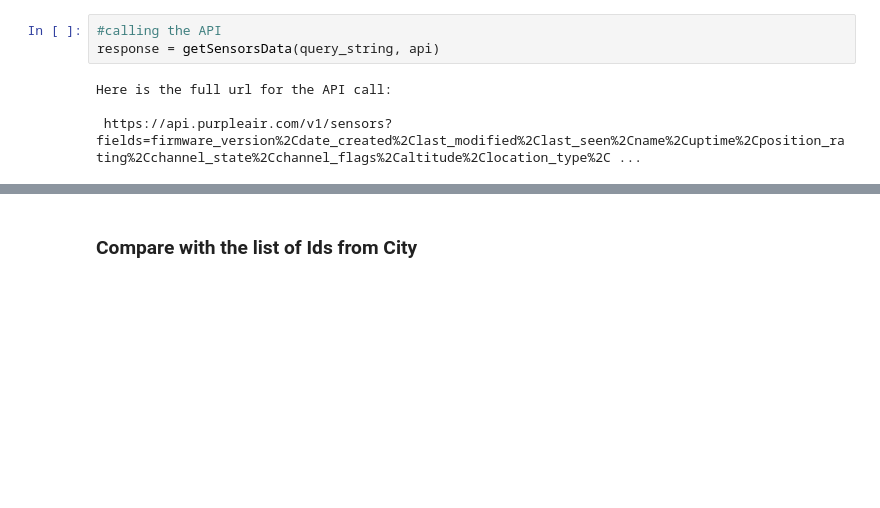
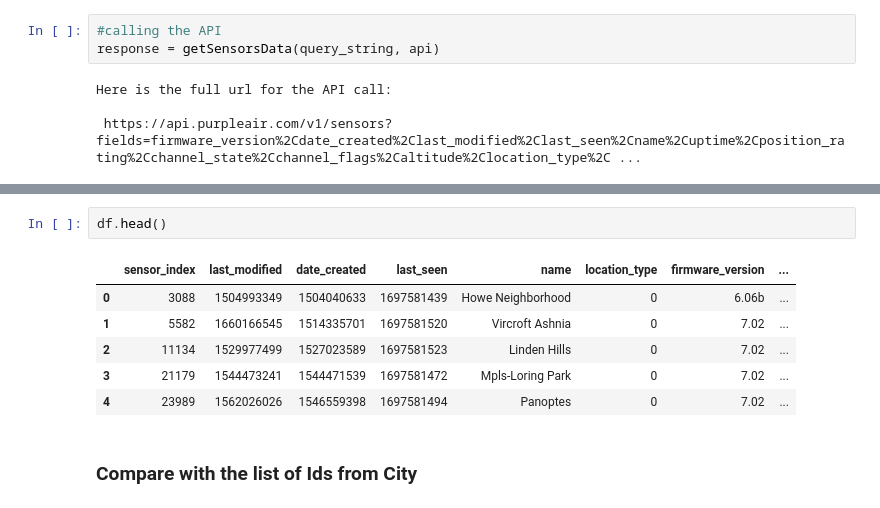
Before and after one commit to SpikeAlerts/SpikeAlerts_0, a Jupyter notebook: Notebooks/1_QAQC/2_PurpleAir_Stations.ipynb, the cells around one changed output, grey strips where cells are left out. Saved outputs shown, nothing was run; the diff lists cells and outputs as text; blank space fills up the shorter version.

```diff
--- a/Notebooks/1_QAQC/2_PurpleAir_Stations.ipynb
+++ b/Notebooks/1_QAQC/2_PurpleAir_Stations.ipynb
@@ -127,3 +130,12 @@ memory usage: 10.4+ KB
+# %%
+df.head()
+# %% [output]
+|  | sensor_index | last_modified | date_created | last_seen | name | location_type | firmware_version | ... |
+| 0 | 3088 | 1504993349 | 1504040633 | 1697581439 | Howe Neighborhood | 0 | 6.06b | ... |
+| 1 | 5582 | 1660166545 | 1514335701 | 1697581520 | Vircroft Ashnia | 0 | 7.02 | ... |
+| 2 | 11134 | 1529977499 | 1527023589 | 1697581523 | Linden Hills | 0 | 7.02 | ... |
+| 3 | 21179 | 1544473241 | 1544471539 | 1697581472 | Mpls-Loring Park | 0 | 7.02 | ... |
+| 4 | 23989 | 1562026026 | 1546559398 | 1697581494 | Panoptes | 0 | 7.02 | ... |
 # %% [markdown]
 ### Compare with the list of Ids from City
 # %%
```
Also changed, not shown: parts of 11 cells of this notebook, 4 other files.
